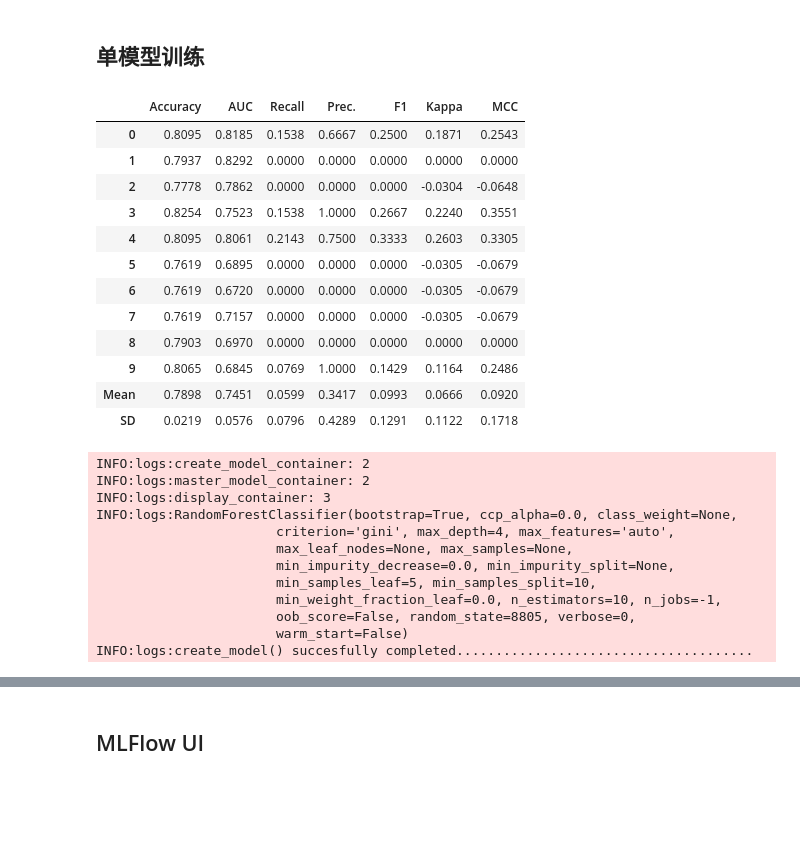
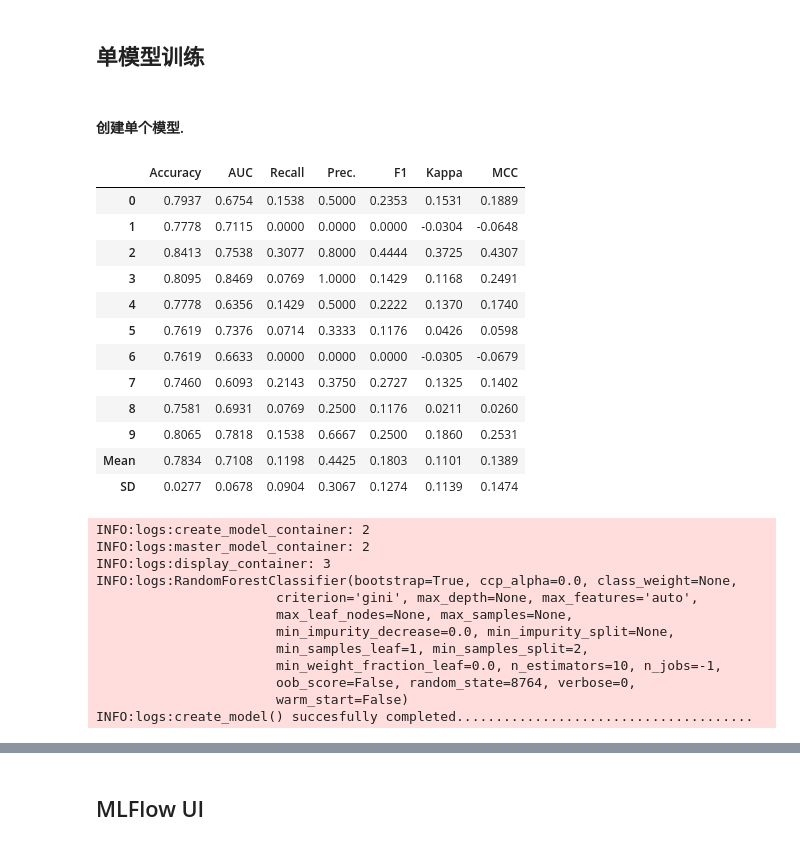
Before and after one commit to Ulti-Dreisteine/PyCaret-tutorial, a Jupyter notebook: src/tutorial_0_classification.ipynb, the cells around one changed output, grey strips where cells are left out. Saved outputs shown, nothing was run; the diff lists cells and outputs as text; code cells hidden in the pictures; blank space fills up the shorter version.

```diff
--- a/src/tutorial_0_classification.ipynb
+++ b/src/tutorial_0_classification.ipynb
@@ -107,32 +121,34 @@ INFO:logs:compare_models() succesfully completed................................
 # %% [markdown]
 ## 单模型训练
+# %% [markdown]
+#### 创建单个模型.
 # %%
-# 创建单个模型.
-params = {'max_depth': 4, 'min_samples_leaf': 5, 'min_samples_split': 10}
+# params = {'max_depth': 4, 'min_samples_leaf': 5, 'min_samples_split': 10}
+params = {}
 clf = create_model('rf', verbose = True, **params)
 # %% [output]
 |  | Accuracy | AUC | Recall | Prec. | F1 | Kappa | MCC |
-| 0 | 0.8095 | 0.8185 | 0.1538 | 0.6667 | 0.2500 | 0.1871 | 0.2543 |
-| 1 | 0.7937 | 0.8292 | 0.0000 | 0.0000 | 0.0000 | 0.0000 | 0.0000 |
-| 2 | 0.7778 | 0.7862 | 0.0000 | 0.0000 | 0.0000 | -0.0304 | -0.0648 |
-| 3 | 0.8254 | 0.7523 | 0.1538 | 1.0000 | 0.2667 | 0.2240 | 0.3551 |
-| 4 | 0.8095 | 0.8061 | 0.2143 | 0.7500 | 0.3333 | 0.2603 | 0.3305 |
-| 5 | 0.7619 | 0.6895 | 0.0000 | 0.0000 | 0.0000 | -0.0305 | -0.0679 |
-| 6 | 0.7619 | 0.6720 | 0.0000 | 0.0000 | 0.0000 | -0.0305 | -0.0679 |
-| 7 | 0.7619 | 0.7157 | 0.0000 | 0.0000 | 0.0000 | -0.0305 | -0.0679 |
-| 8 | 0.7903 | 0.6970 | 0.0000 | 0.0000 | 0.0000 | 0.0000 | 0.0000 |
-| 9 | 0.8065 | 0.6845 | 0.0769 | 1.0000 | 0.1429 | 0.1164 | 0.2486 |
-| Mean | 0.7898 | 0.7451 | 0.0599 | 0.3417 | 0.0993 | 0.0666 | 0.0920 |
-| SD | 0.0219 | 0.0576 | 0.0796 | 0.4289 | 0.1291 | 0.1122 | 0.1718 |
+| 0 | 0.7937 | 0.6754 | 0.1538 | 0.5000 | 0.2353 | 0.1531 | 0.1889 |
+| 1 | 0.7778 | 0.7115 | 0.0000 | 0.0000 | 0.0000 | -0.0304 | -0.0648 |
+| 2 | 0.8413 | 0.7538 | 0.3077 | 0.8000 | 0.4444 | 0.3725 | 0.4307 |
+| 3 | 0.8095 | 0.8469 | 0.0769 | 1.0000 | 0.1429 | 0.1168 | 0.2491 |
+| 4 | 0.7778 | 0.6356 | 0.1429 | 0.5000 | 0.2222 | 0.1370 | 0.1740 |
+| 5 | 0.7619 | 0.7376 | 0.0714 | 0.3333 | 0.1176 | 0.0426 | 0.0598 |
+| 6 | 0.7619 | 0.6633 | 0.0000 | 0.0000 | 0.0000 | -0.0305 | -0.0679 |
+| 7 | 0.7460 | 0.6093 | 0.2143 | 0.3750 | 0.2727 | 0.1325 | 0.1402 |
+| 8 | 0.7581 | 0.6931 | 0.0769 | 0.2500 | 0.1176 | 0.0211 | 0.0260 |
+| 9 | 0.8065 | 0.7818 | 0.1538 | 0.6667 | 0.2500 | 0.1860 | 0.2531 |
+| Mean | 0.7834 | 0.7108 | 0.1198 | 0.4425 | 0.1803 | 0.1101 | 0.1389 |
+| SD | 0.0277 | 0.0678 | 0.0904 | 0.3067 | 0.1274 | 0.1139 | 0.1474 |
 INFO:logs:create_model_container: 2
 INFO:logs:master_model_container: 2
 INFO:logs:display_container: 3
 INFO:logs:RandomForestClassifier(bootstrap=True, ccp_alpha=0.0, class_weight=None,
-                       criterion='gini', max_depth=4, max_features='auto',
+                       criterion='gini', max_depth=None, max_features='auto',
                        max_leaf_nodes=None, max_samples=None,
                        min_impurity_decrease=0.0, min_impurity_split=None,
-                       min_samples_leaf=5, min_samples_split=10,
+                       min_samples_leaf=1, min_samples_split=2,
                        min_weight_fraction_leaf=0.0, n_estimators=10, n_jobs=-1,
-                       oob_score=False, random_state=8805, verbose=0,
+                       oob_score=False, random_state=8764, verbose=0,
                        warm_start=False)
 INFO:logs:create_model() succesfully completed......................................
```
Also changed, not shown: parts of 15 cells of this notebook, 6 other files.
